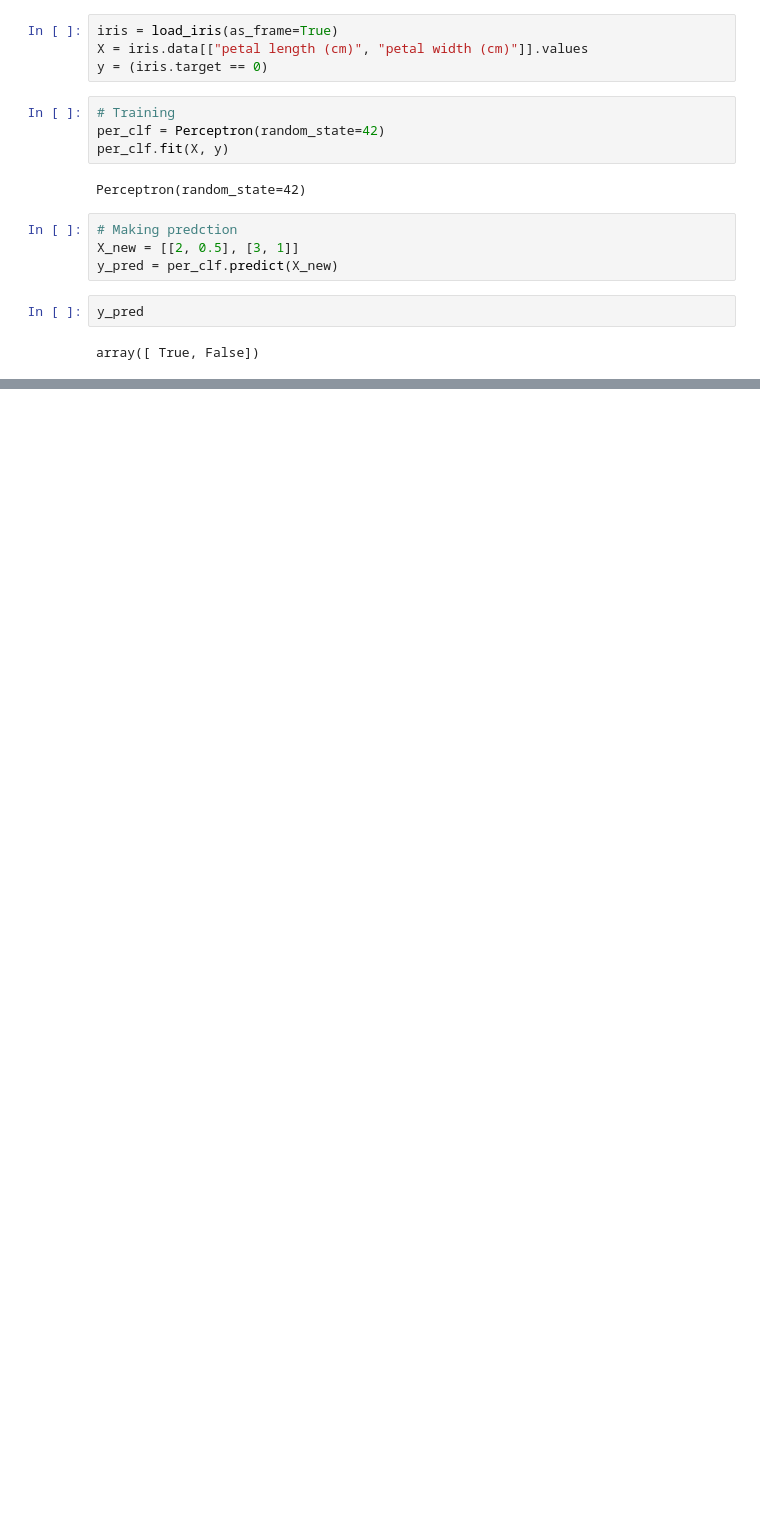
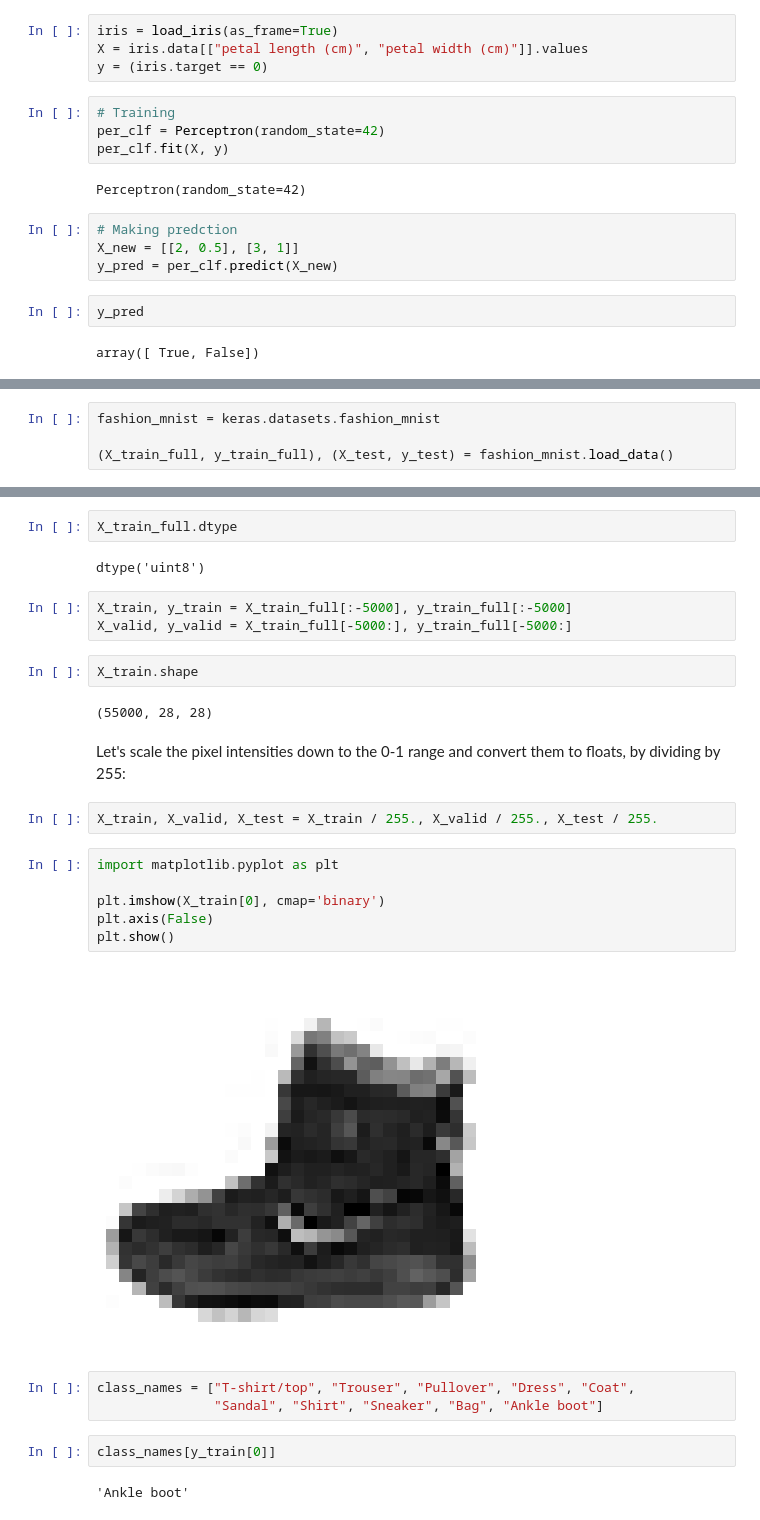
Before and after one commit to jayr0n/studies_ml, a Jupyter notebook: cap_10/intro_rna.ipynb, the cells around one changed output, grey strips where cells are left out. Saved outputs shown, nothing was run; the diff lists cells and outputs as text; blank space fills up the shorter version.

Commit message:
building image classifier with keras, mlp

```diff
--- a/cap_10/intro_rna.ipynb
+++ b/cap_10/intro_rna.ipynb
@@ -24,0 +30,4 @@ array([ True, False])
+# %%
+fashion_mnist = keras.datasets.fashion_mnist
+
+(X_train_full, y_train_full), (X_test, y_test) = fashion_mnist.load_data()
@@ -24,0 +38,30 @@ array([ True, False])
+# %%
+X_train_full.dtype
+# %% [output]
+dtype('uint8')
+# %%
+X_train, y_train = X_train_full[:-5000], y_train_full[:-5000]
+X_valid, y_valid = X_train_full[-5000:], y_train_full[-5000:]
+# %%
+X_train.shape
+# %% [output]
+(55000, 28, 28)
+# %% [markdown]
+Let's scale the pixel intensities down to the 0-1 range and convert them to floats, by dividing by 255:
+# %%
+X_train, X_valid, X_test = X_train / 255., X_valid / 255., X_test / 255.
+# %%
+import matplotlib.pyplot as plt
+
+plt.imshow(X_train[0], cmap='binary')
+plt.axis(False)
+plt.show()
+# %% [output]
+[figure, added]
+# %%
+class_names = ["T-shirt/top", "Trouser", "Pullover", "Dress", "Coat",
+               "Sandal", "Shirt", "Sneaker", "Bag", "Ankle boot"]
+# %%
+class_names[y_train[0]]
+# %% [output]
+'Ankle boot'
```
Also changed, not shown: parts of 9 cells of this notebook.
